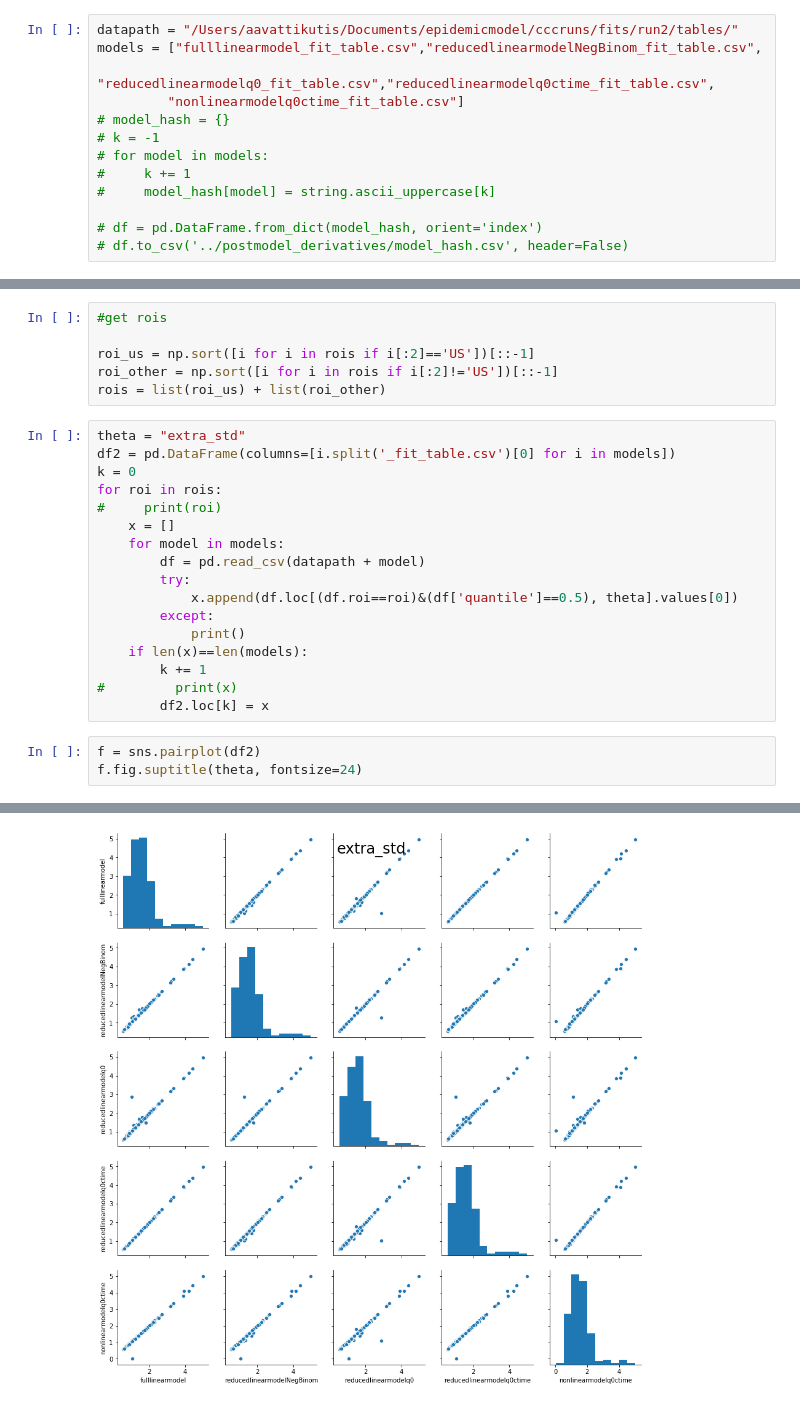
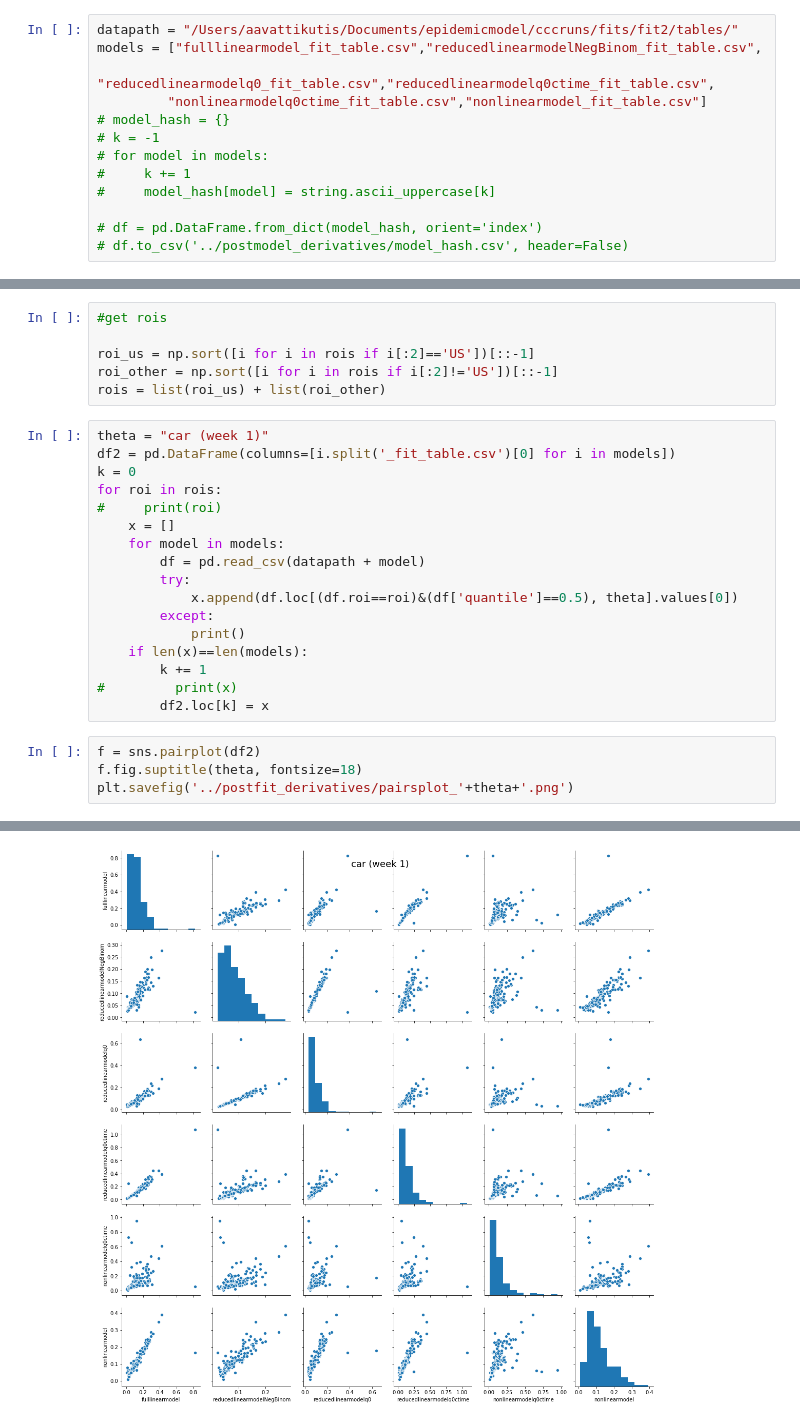
Before and after one commit to ccc1685/covid-19, a Jupyter notebook: notebooks/modelspairsplot_theta.ipynb, the cells around one changed output, grey strips where cells are left out. Cells and saved outputs as stored; diff of their text form.

```diff
--- a/notebooks/modelspairsplot_theta.ipynb
+++ b/notebooks/modelspairsplot_theta.ipynb
@@ -7,10 +7,10 @@ import seaborn as sns
 import string
 import math
 # %%
-datapath = "/Users/aavattikutis/Documents/epidemicmodel/cccruns/fits/run2/tables/"
+datapath = "/Users/aavattikutis/Documents/epidemicmodel/cccruns/fits/fit2/tables/"
 models = ["fulllinearmodel_fit_table.csv","reducedlinearmodelNegBinom_fit_table.csv",
           "reducedlinearmodelq0_fit_table.csv","reducedlinearmodelq0ctime_fit_table.csv",
-         "nonlinearmodelq0ctime_fit_table.csv"]
+         "nonlinearmodelq0ctime_fit_table.csv","nonlinearmodel_fit_table.csv"]
 # model_hash = {}
 # k = -1
 # for model in models:
@@ -38,7 +38,7 @@ roi_us = np.sort([i for i in rois if i[:2]=='US'])[::-1]
 roi_other = np.sort([i for i in rois if i[:2]!='US'])[::-1]
 rois = list(roi_us) + list(roi_other)
 # %%
-theta = "extra_std"
+theta = "car (week 1)"
 df2 = pd.DataFrame(columns=[i.split('_fit_table.csv')[0] for i in models])
 k = 0
 for roi in rois:
@@ -56,5 +56,6 @@ for roi in rois:
         df2.loc[k] = x
 # %%
 f = sns.pairplot(df2)
-f.fig.suptitle(theta, fontsize=24)
+f.fig.suptitle(theta, fontsize=18)
+plt.savefig('../postfit_derivatives/pairsplot_'+theta+'.png')
 # %% [output]
@@ -62 +62 @@ Text(0.5, 0.98, 'extra_std')
-[figure, old version]
+[figure, new version]
```
Also changed, not shown: parts of 1 cell of this notebook, 5 other files.
